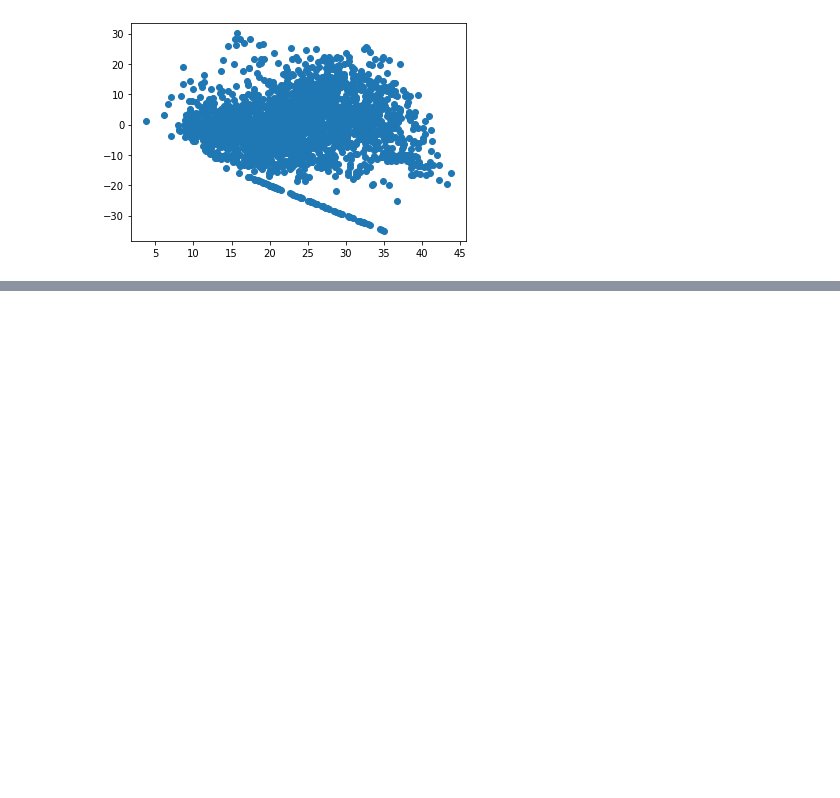
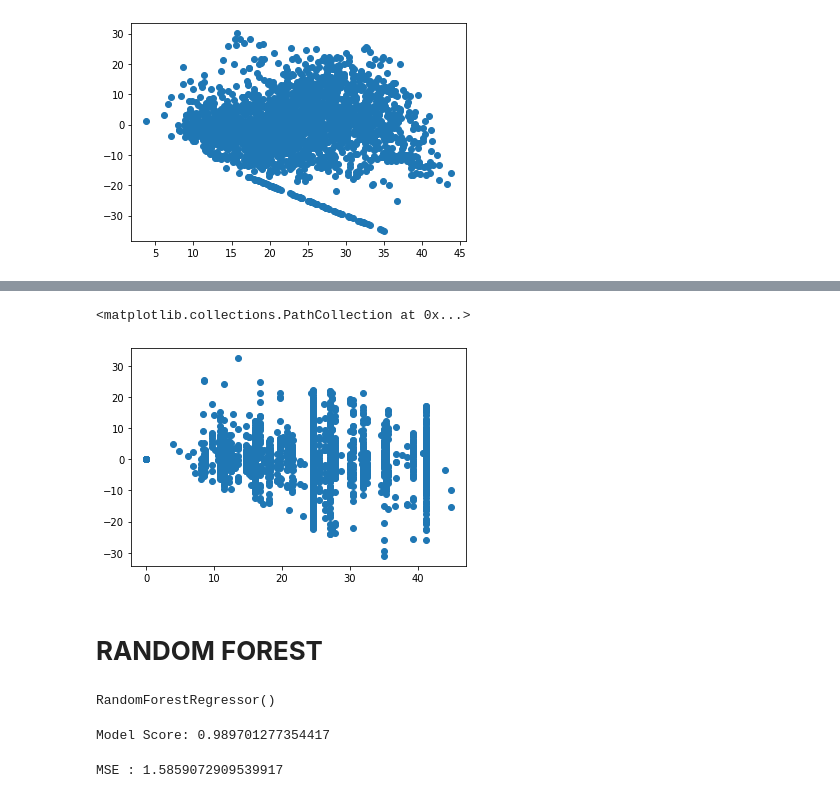
Before and after one commit to PrateekKumar88888/Bike-Sharing-Demand-Prediction---Capstone-Project, a Jupyter notebook: Copy_of_Bike_Sharing_Demand_Prediction_Capstone_Project.ipynb, the cells around one changed output, grey strips where cells are left out. Cells and saved outputs as stored; diff of their text form; code cells hidden in the pictures; blank space fills up the shorter version.

```diff
--- a/Copy_of_Bike_Sharing_Demand_Prediction_Capstone_Project.ipynb
+++ b/Copy_of_Bike_Sharing_Demand_Prediction_Capstone_Project.ipynb
@@ -1154,0 +1408,17 @@ plt.scatter((y_pred_test_lasso),(y_test-y_pred_test_lasso))
+# %%
+### Heteroscadacity
+plt.scatter((y_pred_test_d),(y_test)-(y_pred_test_d))
+# %% [output]
+<matplotlib.collections.PathCollection at 0x...>
+[figure, added]
+# %% [markdown]
+# **RANDOM FOREST**
+# %%
+#import the packages
+from sklearn.ensemble import RandomForestRegressor
+# Create an instance of the RandomForestRegressor
+rf_model = RandomForestRegressor()
+
+rf_model.fit(X_train,y_train)
+# %% [output]
+RandomForestRegressor()
@@ -1154,0 +1429,12 @@ plt.scatter((y_pred_test_lasso),(y_test-y_pred_test_lasso))
+# %%
+#import the packages
+from sklearn.metrics import mean_squared_error
+print("Model Score:",rf_model.score(X_train,y_train))
+# %% [output]
+Model Score: 0.989701277354417
+# %%
+#calculate MSE
+MSE_rf= mean_squared_error(y_train, y_pred_train_r)
+print("MSE :",MSE_rf)
+# %% [output]
+MSE : 1.5859072909539917
```
Also changed, not shown: parts of 81 cells of this notebook.
